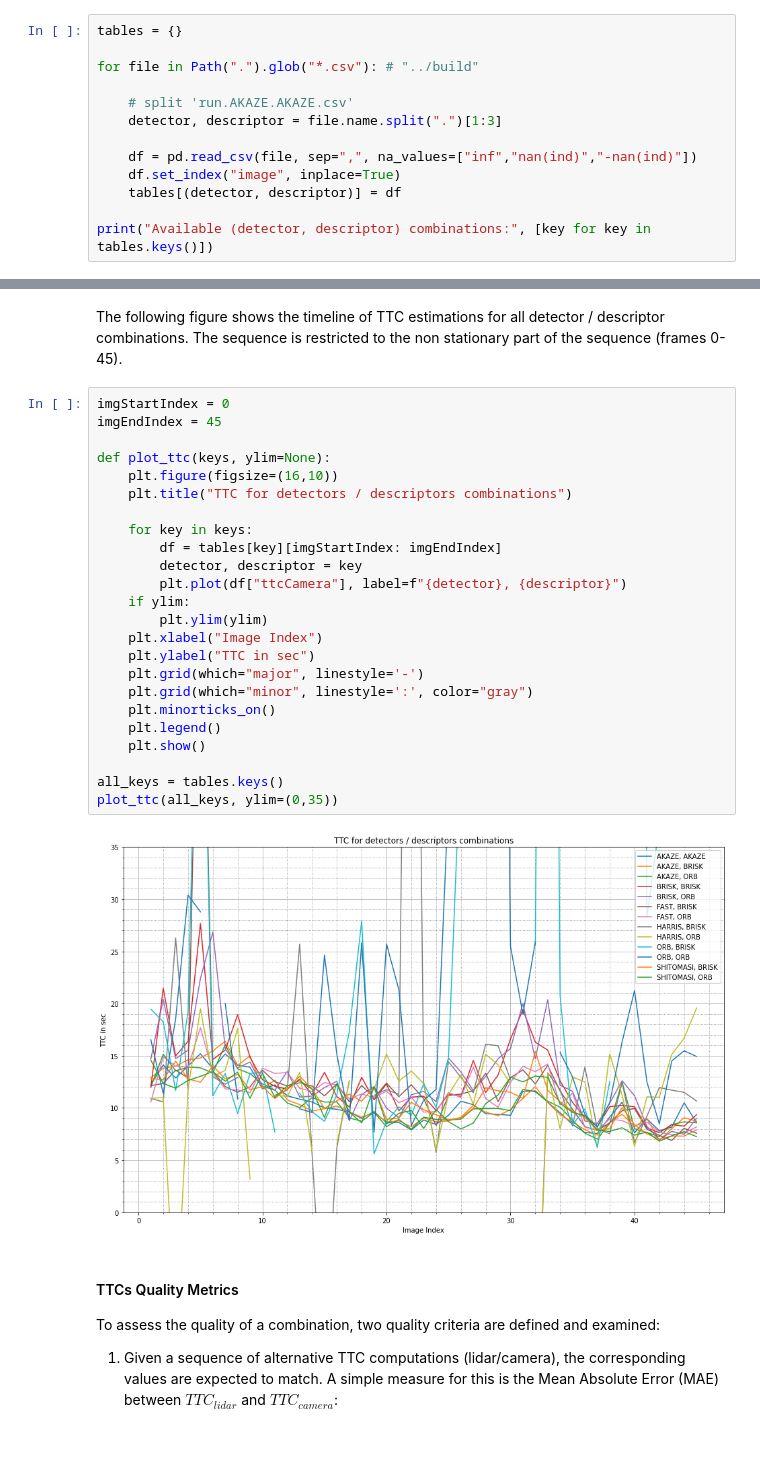
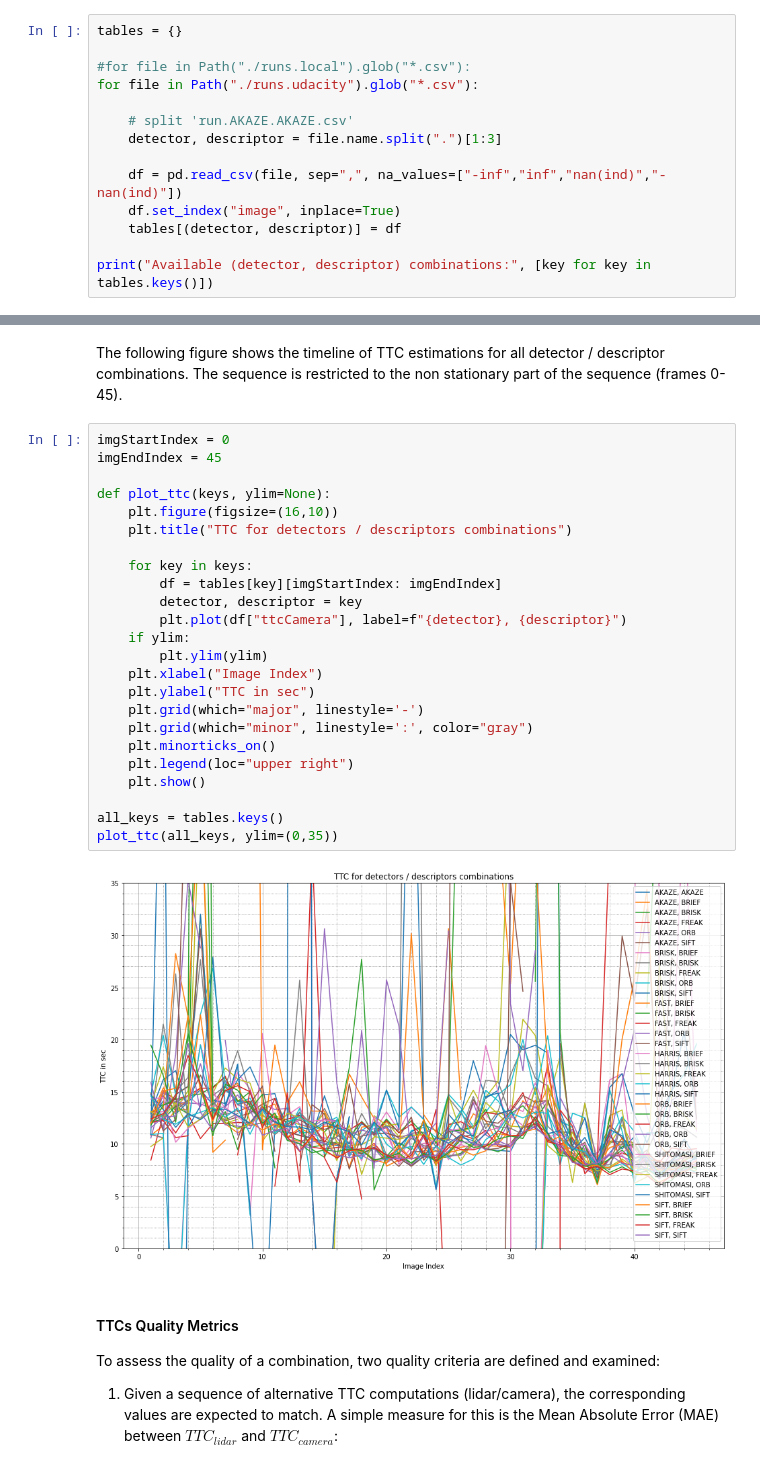
Before and after one commit to Voxelworld/nd313-camera-final, a Jupyter notebook: report/Report.ipynb, the cells around one changed output, grey strips where cells are left out. Cells and saved outputs as stored; diff of their text form.

```diff
--- a/report/Report.ipynb
+++ b/report/Report.ipynb
@@ -273,12 +274,13 @@ import matplotlib.pyplot as plt
 # %%
 tables = {}
 
-for file in Path(".").glob("*.csv"): # "../build"
+#for file in Path("./runs.local").glob("*.csv"):
+for file in Path("./runs.udacity").glob("*.csv"):
 
     # split 'run.AKAZE.AKAZE.csv'
     detector, descriptor = file.name.split(".")[1:3]
 
-    df = pd.read_csv(file, sep=",", na_values=["inf","nan(ind)","-nan(ind)"])
+    df = pd.read_csv(file, sep=",", na_values=["-inf","inf","nan(ind)","-nan(ind)"])
     df.set_index("image", inplace=True)
     tables[(detector, descriptor)] = df
 
@@ -302,29 +304,29 @@ The following figure shows the timeline of TTC estimations for all detector / de
 # %%
 imgStartIndex = 0
 imgEndIndex = 45
 
 def plot_ttc(keys, ylim=None):
     plt.figure(figsize=(16,10))
     plt.title("TTC for detectors / descriptors combinations")
 
     for key in keys:
         df = tables[key][imgStartIndex: imgEndIndex]
         detector, descriptor = key
         plt.plot(df["ttcCamera"], label=f"{detector}, {descriptor}")
     if ylim:
         plt.ylim(ylim)
     plt.xlabel("Image Index")
     plt.ylabel("TTC in sec")
     plt.grid(which="major", linestyle='-')
     plt.grid(which="minor", linestyle=':', color="gray")
     plt.minorticks_on()
-    plt.legend()
+    plt.legend(loc="upper right")
     plt.show()
 
 all_keys = tables.keys()
 plot_ttc(all_keys, ylim=(0,35))
 # %% [output]
-[figure, old version]
+[figure, new version]
 # %% [markdown]
 #### TTCs Quality Metrics
 
```
Also changed, not shown: parts of 16 cells of this notebook, 2 other files.
